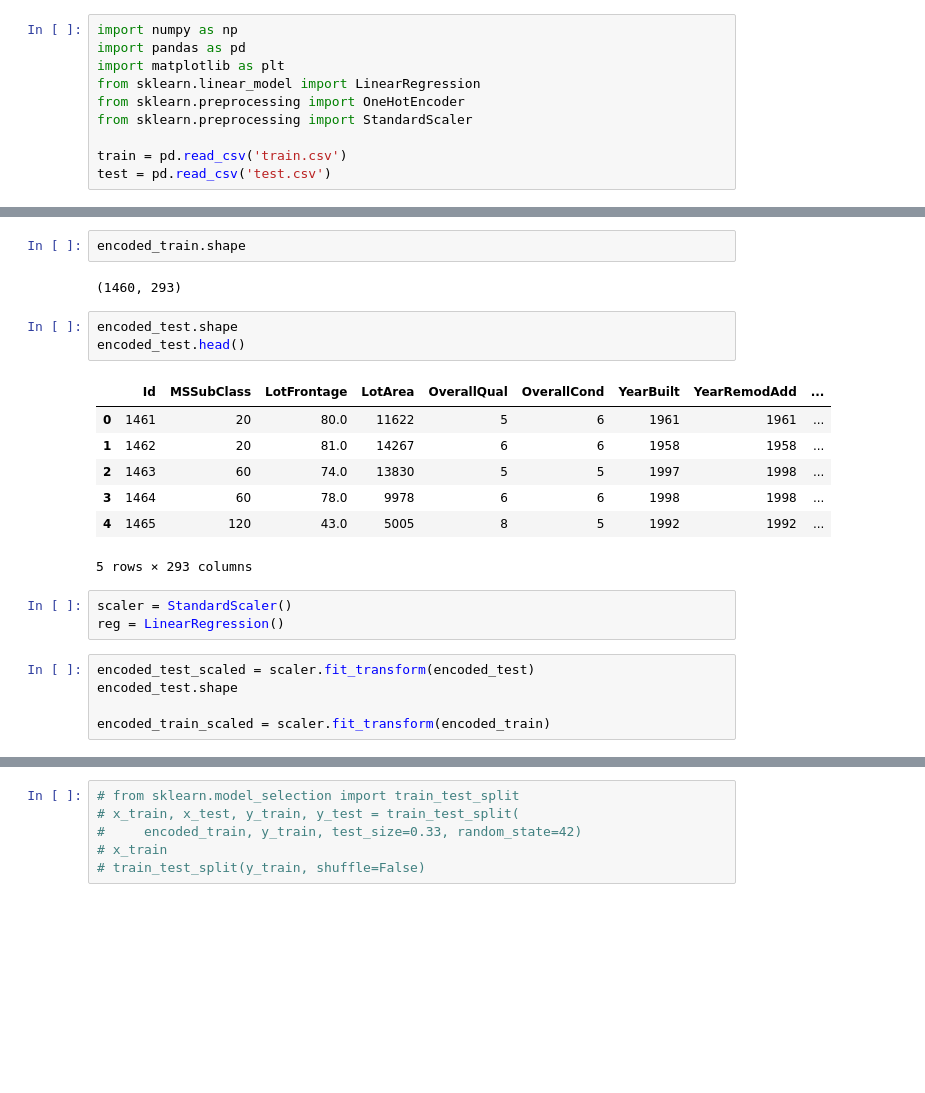
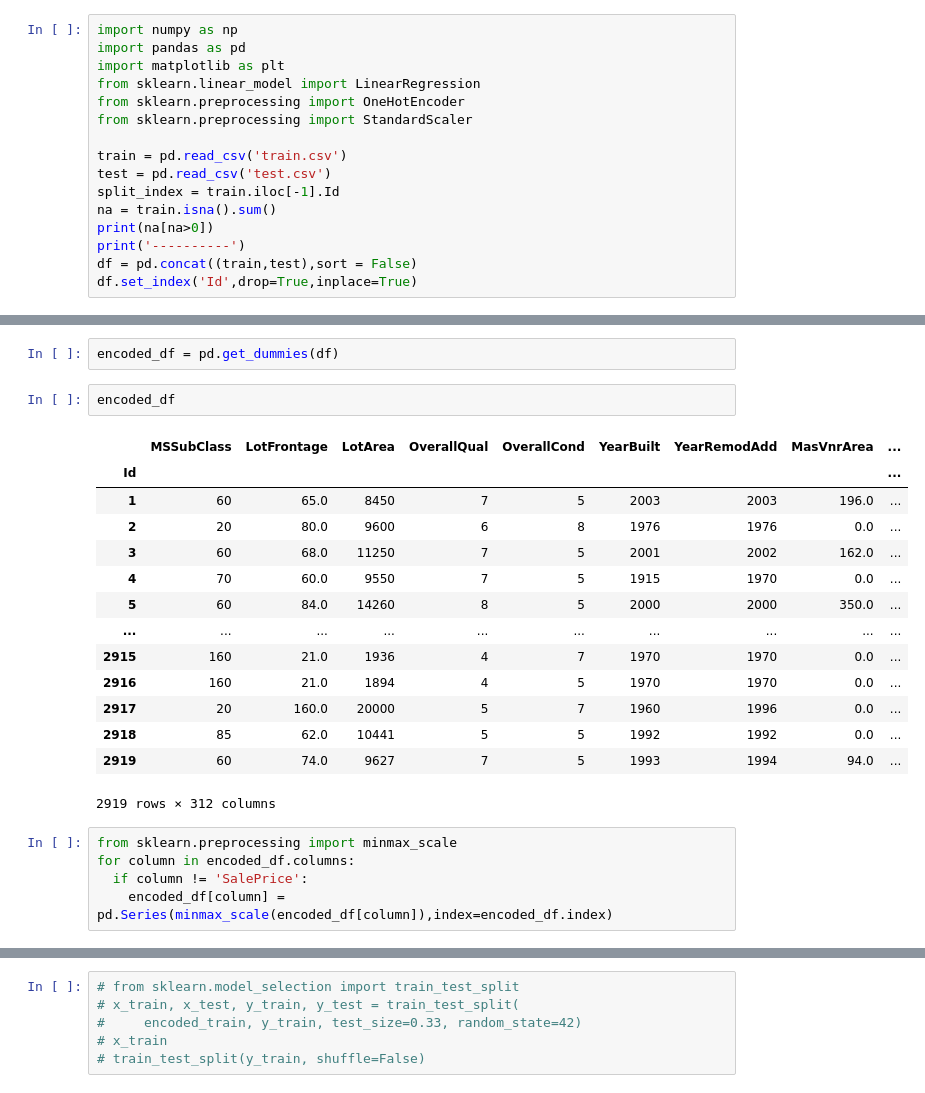
Before and after one commit to YashPatel1604/AI-workshop-UTD, a Jupyter notebook: HousingData.ipynb, the cells around one changed output, grey strips where cells are left out. Cells and saved outputs as stored; diff of their text form; blank space fills up the shorter version.

```diff
--- a/HousingData.ipynb
+++ b/HousingData.ipynb
@@ -10,3 +10,9 @@ from sklearn.preprocessing import StandardScaler
 
 train = pd.read_csv('train.csv')
 test = pd.read_csv('test.csv')
+split_index = train.iloc[-1].Id
+na = train.isna().sum()
+print(na[na>0])
+print('----------')
+df = pd.concat((train,test),sort = False)
+df.set_index('Id',drop=True,inplace=True)
@@ -95,23 +108,24 @@ add_missing_dummy_columns(encoded_test,encoded_train)
-# %%
-encoded_train.shape
-# %% [output]
-(1460, 293)
-# %%
-encoded_test.shape
-encoded_test.head()
-# %% [output]
-|  | Id | MSSubClass | LotFrontage | LotArea | OverallQual | OverallCond | YearBuilt | YearRemodAdd | ... |
-| 0 | 1461 | 20 | 80.0 | 11622 | 5 | 6 | 1961 | 1961 | ... |
-| 1 | 1462 | 20 | 81.0 | 14267 | 6 | 6 | 1958 | 1958 | ... |
-| 2 | 1463 | 60 | 74.0 | 13830 | 5 | 5 | 1997 | 1998 | ... |
-| 3 | 1464 | 60 | 78.0 | 9978 | 6 | 6 | 1998 | 1998 | ... |
-| 4 | 1465 | 120 | 43.0 | 5005 | 8 | 5 | 1992 | 1992 | ... |
-5 rows × 293 columns
-# %%
-scaler = StandardScaler()
-reg = LinearRegression()
-# %%
-encoded_test_scaled = scaler.fit_transform(encoded_test)
-encoded_test.shape
-
-encoded_train_scaled = scaler.fit_transform(encoded_train)
+# %%
+encoded_df = pd.get_dummies(df)
+# %%
+encoded_df
+# %% [output]
+|  | MSSubClass | LotFrontage | LotArea | OverallQual | OverallCond | YearBuilt | YearRemodAdd | MasVnrArea | ... |
+| Id |  |  |  |  |  |  |  |  | ... |
+| 1 | 60 | 65.0 | 8450 | 7 | 5 | 2003 | 2003 | 196.0 | ... |
+| 2 | 20 | 80.0 | 9600 | 6 | 8 | 1976 | 1976 | 0.0 | ... |
+| 3 | 60 | 68.0 | 11250 | 7 | 5 | 2001 | 2002 | 162.0 | ... |
+| 4 | 70 | 60.0 | 9550 | 7 | 5 | 1915 | 1970 | 0.0 | ... |
+| 5 | 60 | 84.0 | 14260 | 8 | 5 | 2000 | 2000 | 350.0 | ... |
+| ... | ... | ... | ... | ... | ... | ... | ... | ... | ... |
+| 2915 | 160 | 21.0 | 1936 | 4 | 7 | 1970 | 1970 | 0.0 | ... |
+| 2916 | 160 | 21.0 | 1894 | 4 | 5 | 1970 | 1970 | 0.0 | ... |
+| 2917 | 20 | 160.0 | 20000 | 5 | 7 | 1960 | 1996 | 0.0 | ... |
+| 2918 | 85 | 62.0 | 10441 | 5 | 5 | 1992 | 1992 | 0.0 | ... |
+| 2919 | 60 | 74.0 | 9627 | 7 | 5 | 1993 | 1994 | 94.0 | ... |
+2919 rows × 312 columns
+# %%
+from sklearn.preprocessing import minmax_scale
+for column in encoded_df.columns:
+  if column != 'SalePrice':
+    encoded_df[column] = pd.Series(minmax_scale(encoded_df[column]),index=encoded_df.index)
```
Also changed, not shown: parts of 30 cells of this notebook.
